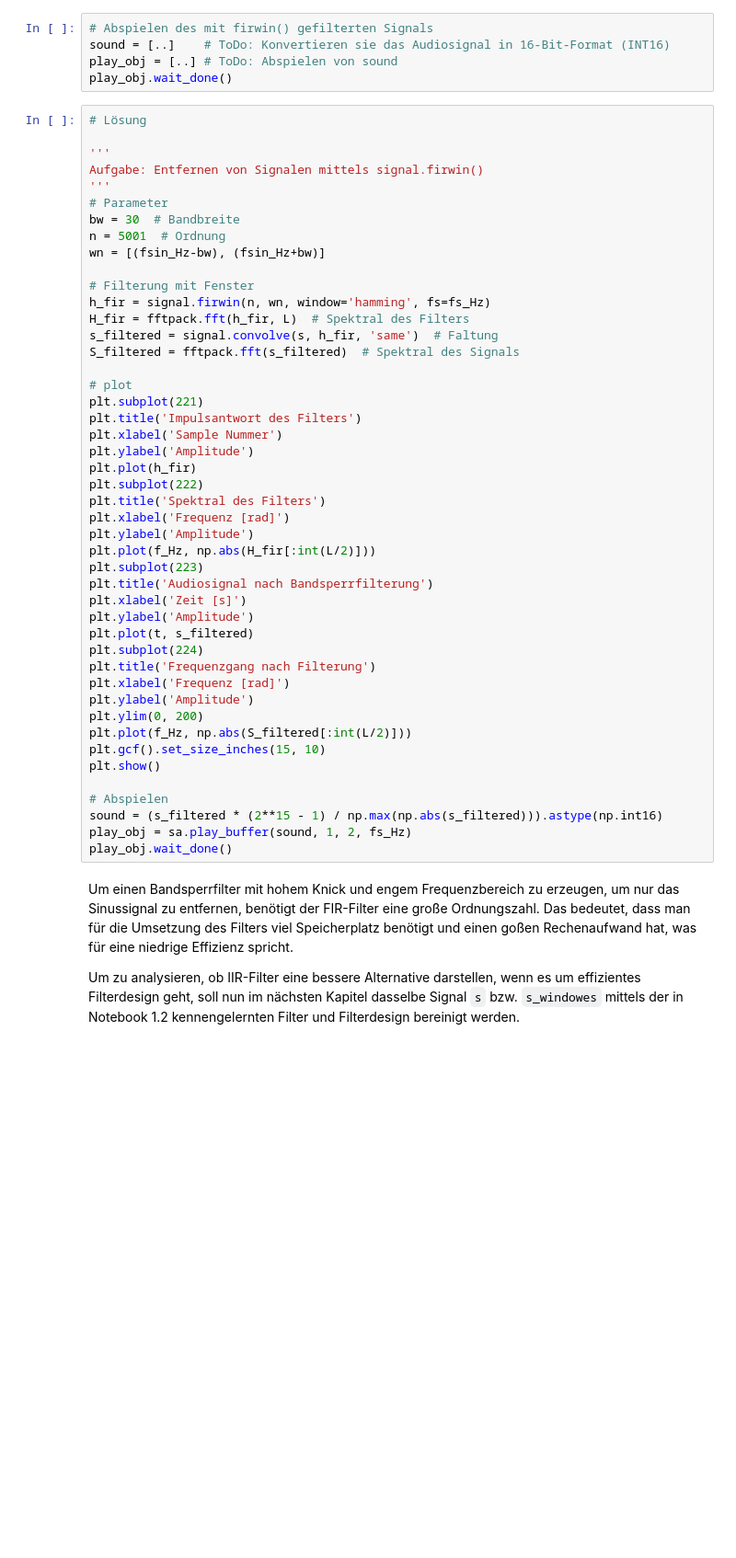
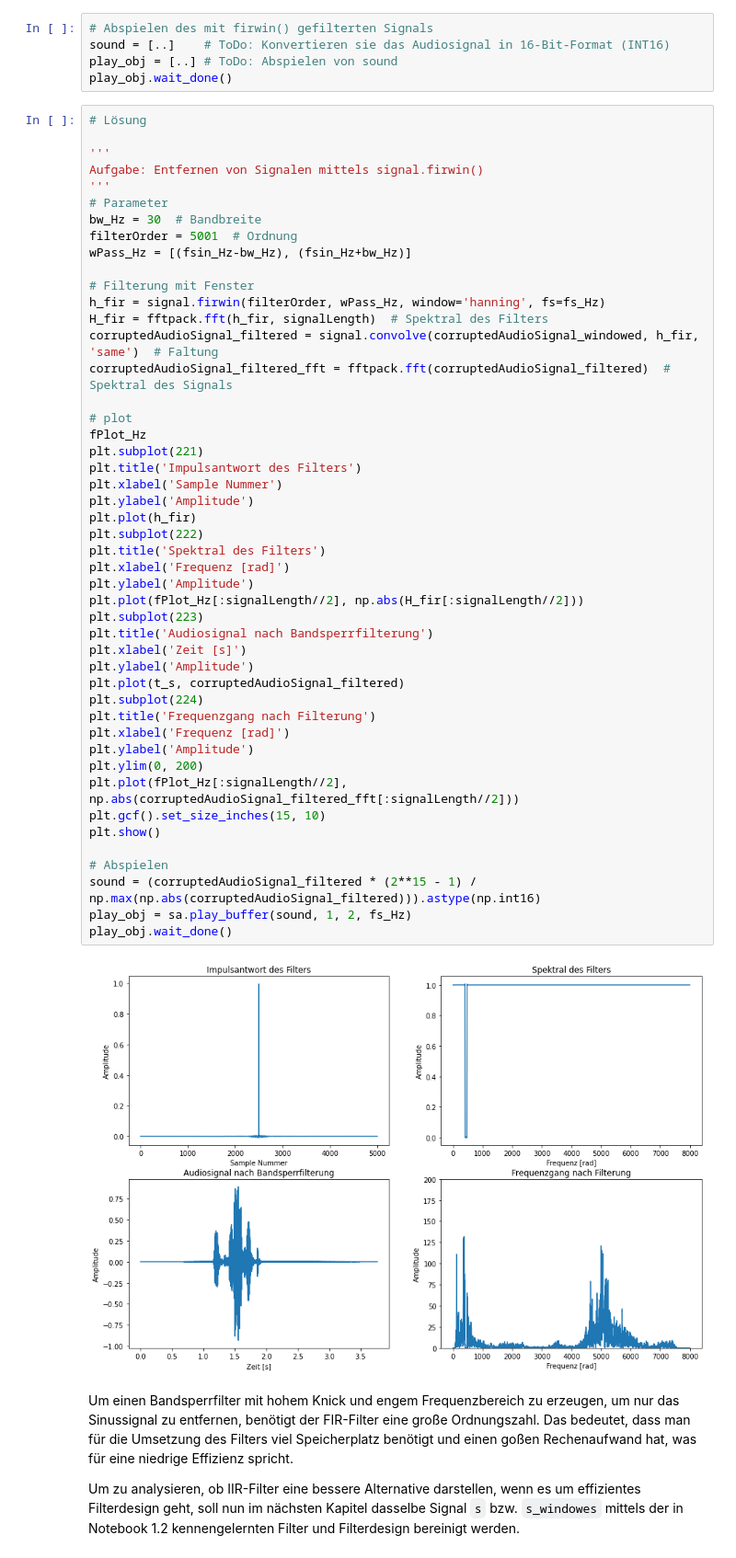
Before and after one commit to TUD-STKS/tud-sv, a Jupyter notebook: Thema-1-Filter/1.3 - Anwendungsbeispiel.ipynb, the cells around one changed output. Shown at 92% size. Drawn from its saved outputs; the diff is of its cells as text; blank space fills up the shorter version.

```diff
--- a/Thema-1-Filter/1.3 - Anwendungsbeispiel.ipynb
+++ b/Thema-1-Filter/1.3 - Anwendungsbeispiel.ipynb
@@ -562,45 +579,48 @@ play_obj.wait_done()
 Aufgabe: Entfernen von Signalen mittels signal.firwin()
 '''
 # Parameter
-bw = 30  # Bandbreite
-n = 5001  # Ordnung
-wn = [(fsin_Hz-bw), (fsin_Hz+bw)]
+bw_Hz = 30  # Bandbreite
+filterOrder = 5001  # Ordnung
+wPass_Hz = [(fsin_Hz-bw_Hz), (fsin_Hz+bw_Hz)]
 
 # Filterung mit Fenster
-h_fir = signal.firwin(n, wn, window='hamming', fs=fs_Hz)
-H_fir = fftpack.fft(h_fir, L)  # Spektral des Filters
-s_filtered = signal.convolve(s, h_fir, 'same')  # Faltung
-S_filtered = fftpack.fft(s_filtered)  # Spektral des Signals
+h_fir = signal.firwin(filterOrder, wPass_Hz, window='hanning', fs=fs_Hz)
+H_fir = fftpack.fft(h_fir, signalLength)  # Spektral des Filters
+corruptedAudioSignal_filtered = signal.convolve(corruptedAudioSignal_windowed, h_fir, 'same')  # Faltung
+corruptedAudioSignal_filtered_fft = fftpack.fft(corruptedAudioSignal_filtered)  # Spektral des Signals
 
 # plot
+fPlot_Hz
 plt.subplot(221)
 plt.title('Impulsantwort des Filters')
 plt.xlabel('Sample Nummer')
 plt.ylabel('Amplitude')
 plt.plot(h_fir)
 plt.subplot(222)
 plt.title('Spektral des Filters')
 plt.xlabel('Frequenz [rad]')
 plt.ylabel('Amplitude')
-plt.plot(f_Hz, np.abs(H_fir[:int(L/2)]))
+plt.plot(fPlot_Hz[:signalLength//2], np.abs(H_fir[:signalLength//2]))
 plt.subplot(223)
 plt.title('Audiosignal nach Bandsperrfilterung')
 plt.xlabel('Zeit [s]')
 plt.ylabel('Amplitude')
-plt.plot(t, s_filtered)
+plt.plot(t_s, corruptedAudioSignal_filtered)
 plt.subplot(224)
 plt.title('Frequenzgang nach Filterung')
 plt.xlabel('Frequenz [rad]')
 plt.ylabel('Amplitude')
 plt.ylim(0, 200)
-plt.plot(f_Hz, np.abs(S_filtered[:int(L/2)]))
+plt.plot(fPlot_Hz[:signalLength//2], np.abs(corruptedAudioSignal_filtered_fft[:signalLength//2]))
 plt.gcf().set_size_inches(15, 10)
 plt.show()
 
 # Abspielen
-sound = (s_filtered * (2**15 - 1) / np.max(np.abs(s_filtered))).astype(np.int16)
+sound = (corruptedAudioSignal_filtered * (2**15 - 1) / np.max(np.abs(corruptedAudioSignal_filtered))).astype(np.int16)
 play_obj = sa.play_buffer(sound, 1, 2, fs_Hz)
 play_obj.wait_done()
+# %% [output]
+[figure, added]
 # %% [markdown]
 Um einen Bandsperrfilter mit hohem Knick und engem Frequenzbereich zu erzeugen, um nur das Sinussignal zu entfernen, benötigt der FIR-Filter eine große Ordnungszahl. Das bedeutet, dass man für die Umsetzung des Filters viel Speicherplatz benötigt und einen goßen Rechenaufwand hat, was für eine niedrige Effizienz spricht.
 
```
Also changed, not shown: parts of 7 cells of this notebook.
